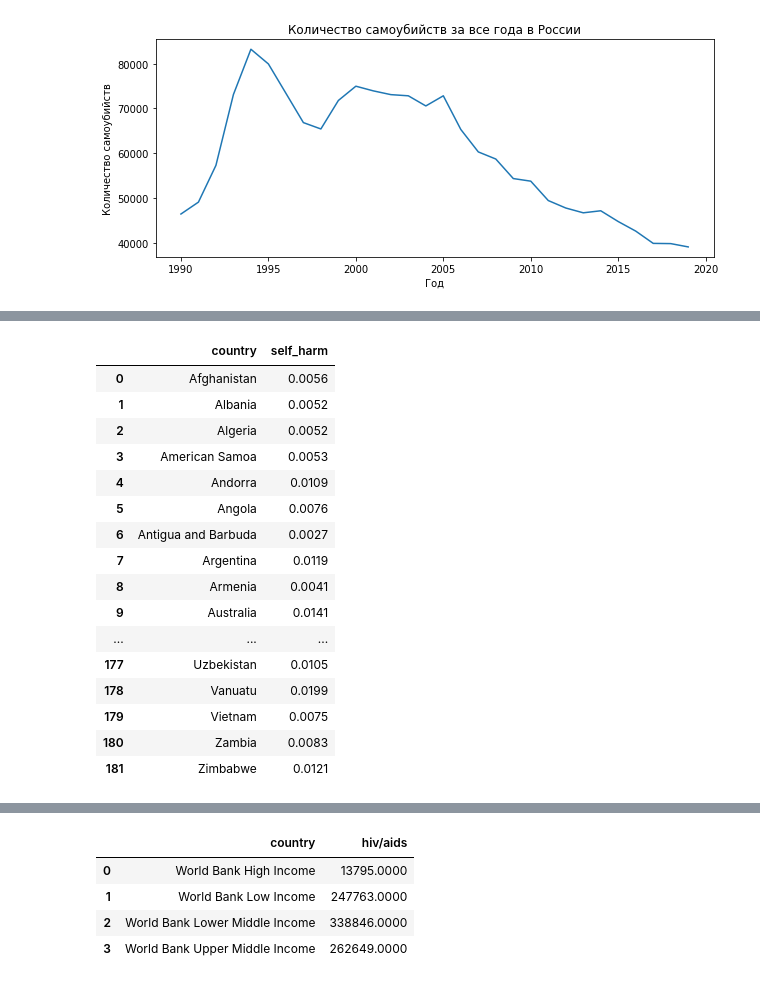
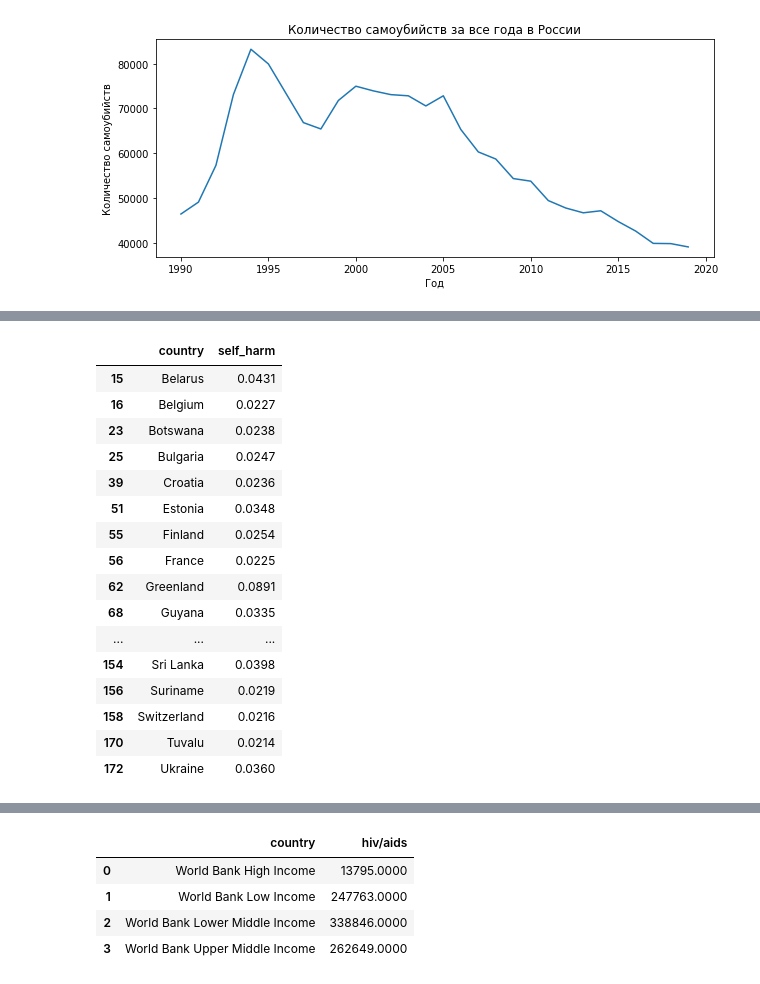
Before and after one commit to Supet1337/laba4dataset, a Jupyter notebook: lab4.ipynb, the cells around one changed output, grey strips where cells are left out. Cells and saved outputs as stored; diff of their text form; code cells hidden in the pictures.

```diff
--- a/lab4.ipynb
+++ b/lab4.ipynb
@@ -175,35 +171,37 @@ dfp
 # %%
 self_harm_all_df = pd.DataFrame(columns=['country', 'self_harm'])
 
 
 self_harm_all_df = self_harm_all_df.append(df.loc[ (df['year'] == 1999) & (~df['country'].isin(unions)) , ['country', 'self_harm']])
 
 self_harm_all_df.reset_index(inplace = True, drop=True)
 
 self_harm_all_df['self_harm'] = self_harm_all_df['self_harm'] / (dfp['population'] / 100)
 
+self_harm_all_df = self_harm_all_df.loc[(self_harm_all_df['self_harm'] > 0.02),  ['country', 'self_harm']]
+
 pd.set_option('display.float_format', '{:.4f}'.format)
 
 
 self_harm_all_df.sort_values(by='country', ascending=True)
 # %% [output]
 |  | country | self_harm |
-| 0 | Afghanistan | 0.0056 |
-| 1 | Albania | 0.0052 |
-| 2 | Algeria | 0.0052 |
-| 3 | American Samoa | 0.0053 |
-| 4 | Andorra | 0.0109 |
-| 5 | Angola | 0.0076 |
-| 6 | Antigua and Barbuda | 0.0027 |
-| 7 | Argentina | 0.0119 |
-| 8 | Armenia | 0.0041 |
-| 9 | Australia | 0.0141 |
+| 15 | Belarus | 0.0431 |
+| 16 | Belgium | 0.0227 |
+| 23 | Botswana | 0.0238 |
+| 25 | Bulgaria | 0.0247 |
+| 39 | Croatia | 0.0236 |
+| 51 | Estonia | 0.0348 |
+| 55 | Finland | 0.0254 |
+| 56 | France | 0.0225 |
+| 62 | Greenland | 0.0891 |
+| 68 | Guyana | 0.0335 |
 | ... | ... | ... |
-| 177 | Uzbekistan | 0.0105 |
-| 178 | Vanuatu | 0.0199 |
-| 179 | Vietnam | 0.0075 |
-| 180 | Zambia | 0.0083 |
-| 181 | Zimbabwe | 0.0121 |
+| 154 | Sri Lanka | 0.0398 |
+| 156 | Suriname | 0.0219 |
+| 158 | Switzerland | 0.0216 |
+| 170 | Tuvalu | 0.0214 |
+| 172 | Ukraine | 0.0360 |
 # %%
 plt.figure(figsize=(20,90))
 sns.barplot(x="self_harm", y="country",data=self_harm_all_df)
```
Also changed, not shown: parts of 4 cells of this notebook.
